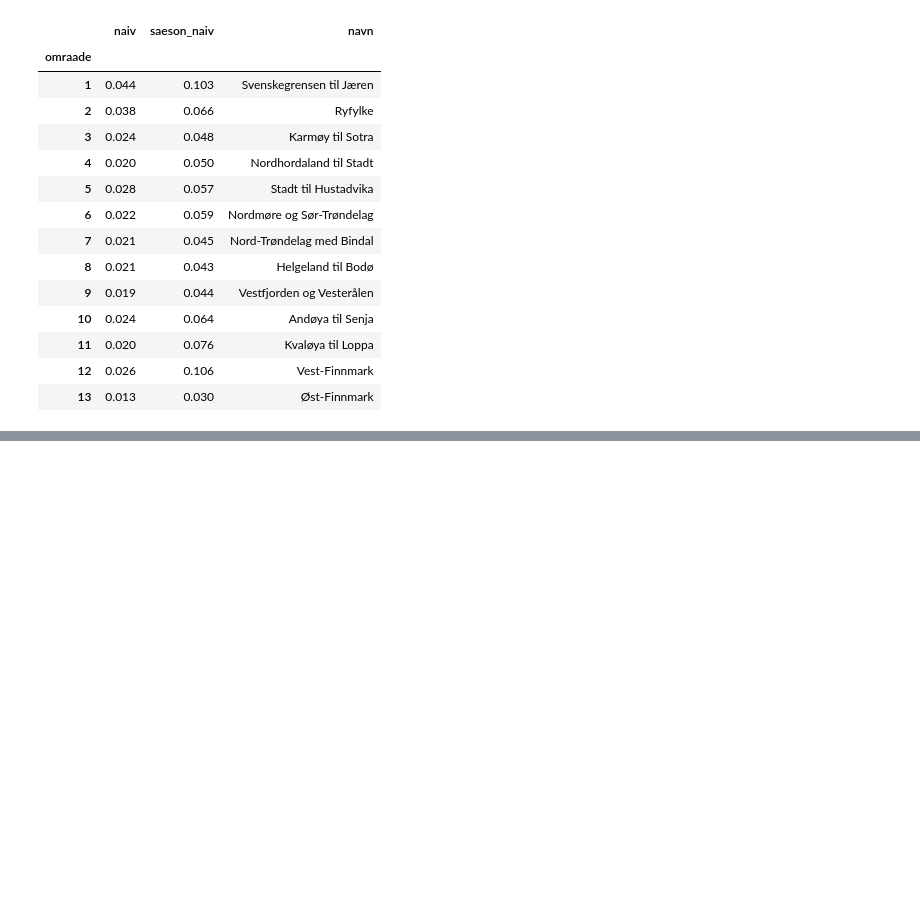
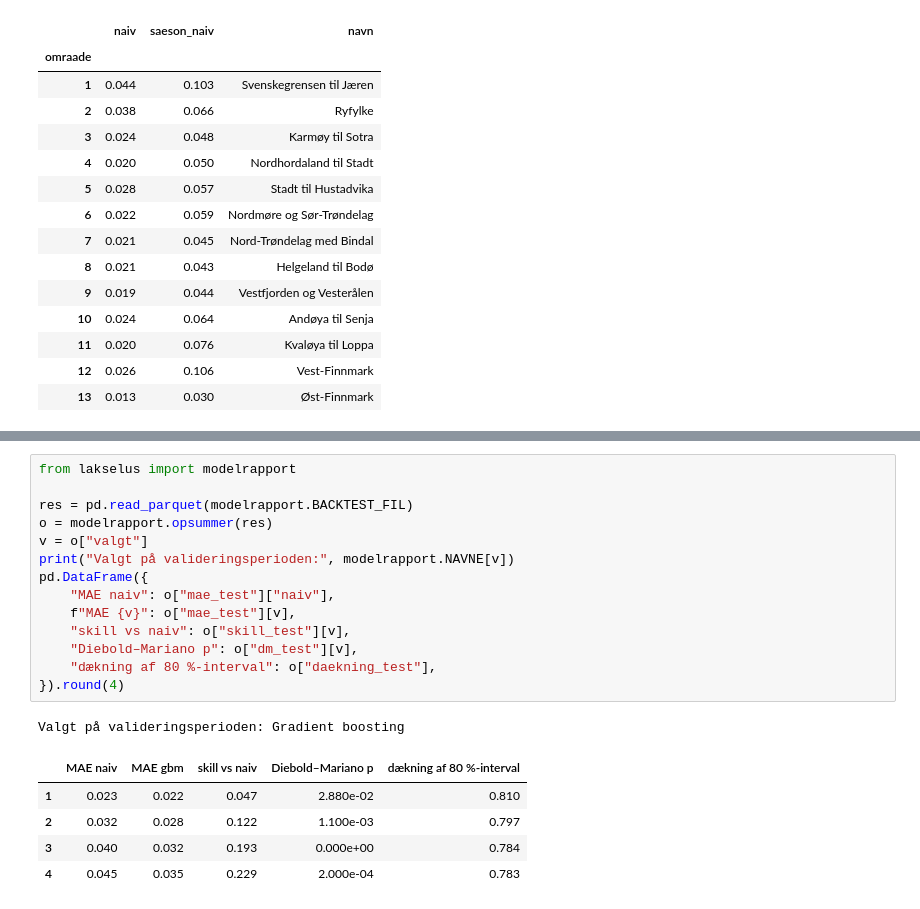
Before and after one commit to mebindner/lakselus, a Jupyter notebook: analyse/01_data_og_baselines.ipynb, the cells around one changed output, grey strips where cells are left out. Drawn from its saved outputs; the diff is of its cells as text; blank space fills up the shorter version.

```diff
--- a/analyse/01_data_og_baselines.ipynb
+++ b/analyse/01_data_og_baselines.ipynb
@@ -202,0 +181,21 @@ pd.concat({"MAE": mae_h, "skill vs naiv": ev.skill(mae_h)}, axis=1)
+# %%
+from lakselus import modelrapport
+
+res = pd.read_parquet(modelrapport.BACKTEST_FIL)
+o = modelrapport.opsummer(res)
+v = o["valgt"]
+print("Valgt på valideringsperioden:", modelrapport.NAVNE[v])
+pd.DataFrame({
+    "MAE naiv": o["mae_test"]["naiv"],
+    f"MAE {v}": o["mae_test"][v],
+    "skill vs naiv": o["skill_test"][v],
+    "Diebold–Mariano p": o["dm_test"][v],
+    "dækning af 80 %-interval": o["daekning_test"],
+}).round(4)
+# %% [output]
+Valgt på valideringsperioden: Gradient boosting
+|  | MAE naiv | MAE gbm | skill vs naiv | Diebold–Mariano p | dækning af 80 %-interval |
+| 1 | 0.023 | 0.022 | 0.047 | 2.880e-02 | 0.810 |
+| 2 | 0.032 | 0.028 | 0.122 | 1.100e-03 | 0.797 |
+| 3 | 0.040 | 0.032 | 0.193 | 0.000e+00 | 0.784 |
+| 4 | 0.045 | 0.035 | 0.229 | 2.000e-04 | 0.783 |
```
Also changed, not shown: parts of 11 cells of this notebook, 5 other files.
